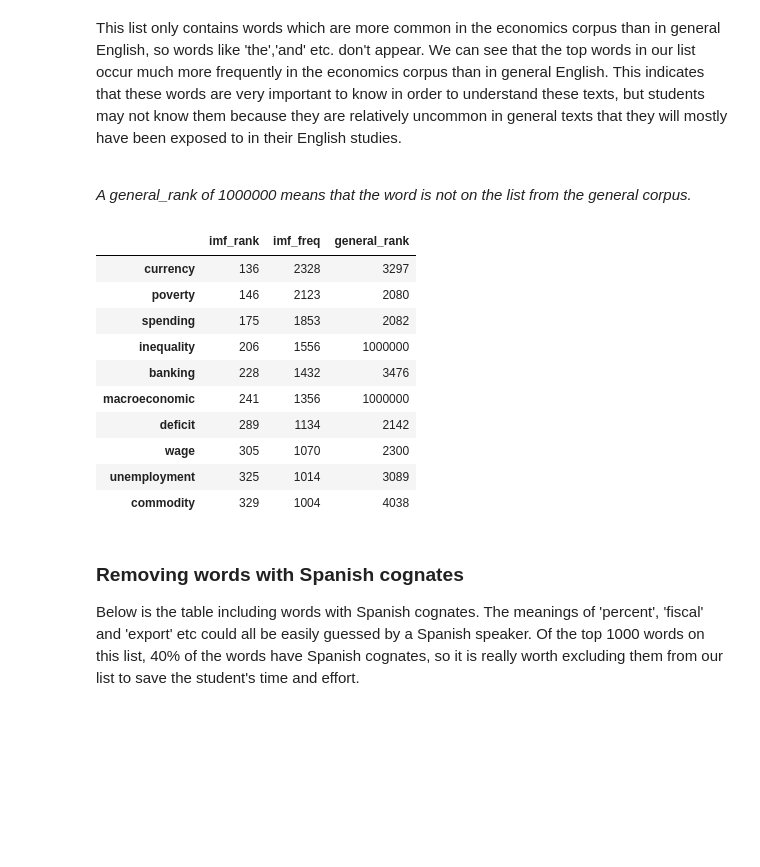
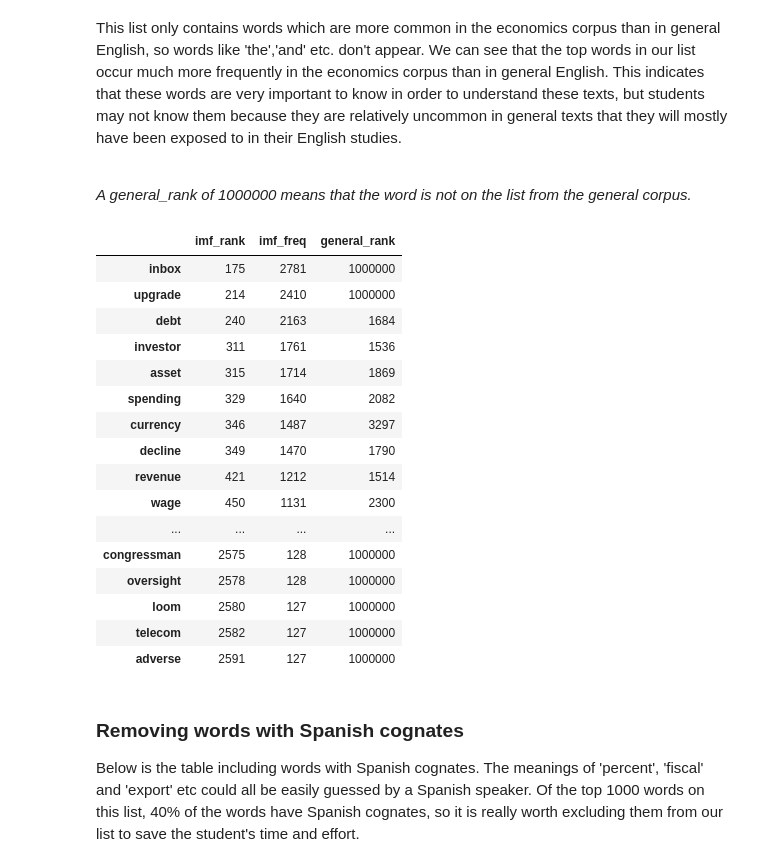
Before and after one commit to pvonglehn/economics_vocab, a Jupyter notebook: Blanca.ipynb, the cells around one changed output. Saved outputs shown, nothing was run; the diff lists cells and outputs as text; code cells hidden in the pictures; blank space fills up the shorter version.

```diff
--- a/Blanca.ipynb
+++ b/Blanca.ipynb
@@ -29,16 +29,22 @@ This list only contains words which are more common in the economics corpus than
 
 <br><em>A general_rank of 1000000 means that the word is not on the list from the general corpus.</em>
 # %%
-economics_vocab_no_cognates.head(10)
+economics_vocab_no_cognates.head(4000)
 # %% [output]
 |  | imf_rank | imf_freq | general_rank |
-| currency | 136 | 2328 | 3297 |
-| poverty | 146 | 2123 | 2080 |
-| spending | 175 | 1853 | 2082 |
-| inequality | 206 | 1556 | 1000000 |
-| banking | 228 | 1432 | 3476 |
-| macroeconomic | 241 | 1356 | 1000000 |
-| deficit | 289 | 1134 | 2142 |
-| wage | 305 | 1070 | 2300 |
-| unemployment | 325 | 1014 | 3089 |
-| commodity | 329 | 1004 | 4038 |
+| inbox | 175 | 2781 | 1000000 |
+| upgrade | 214 | 2410 | 1000000 |
+| debt | 240 | 2163 | 1684 |
+| investor | 311 | 1761 | 1536 |
+| asset | 315 | 1714 | 1869 |
+| spending | 329 | 1640 | 2082 |
+| currency | 346 | 1487 | 3297 |
+| decline | 349 | 1470 | 1790 |
+| revenue | 421 | 1212 | 1514 |
+| wage | 450 | 1131 | 2300 |
+| ... | ... | ... | ... |
+| congressman | 2575 | 128 | 1000000 |
+| oversight | 2578 | 128 | 1000000 |
+| loom | 2580 | 127 | 1000000 |
+| telecom | 2582 | 127 | 1000000 |
+| adverse | 2591 | 127 | 1000000 |
```
Also changed, not shown: parts of 83 cells of this notebook.
